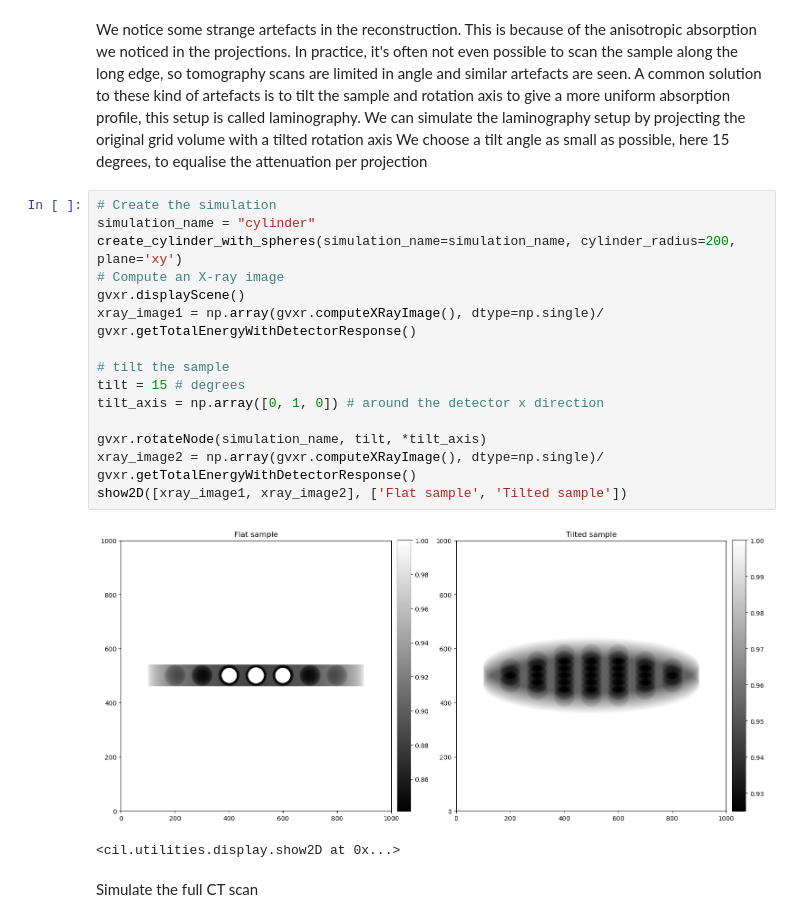
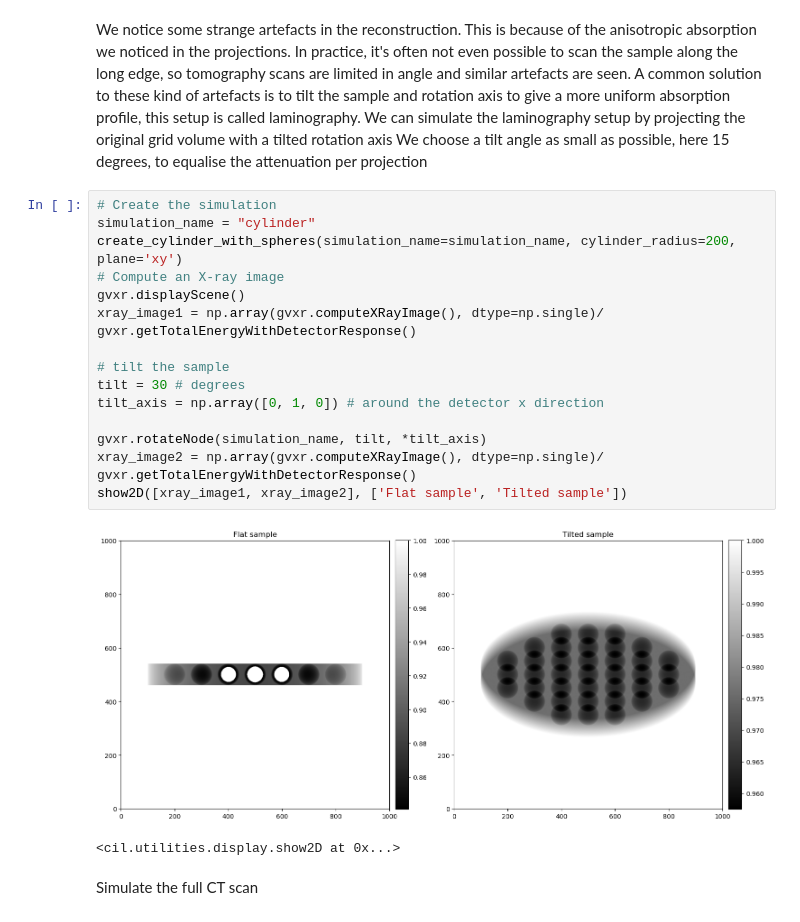
Before and after one commit to TomographicImaging/CCPi-Diamond-Laminography, a Jupyter notebook: laminography_artefacts_cylinder.ipynb, the cells around one changed output. Drawn from its saved outputs; the diff is of its cells as text.

```diff
--- a/laminography_artefacts_cylinder.ipynb
+++ b/laminography_artefacts_cylinder.ipynb
@@ -179,20 +178,20 @@ We notice some strange artefacts in the reconstruction. This is because of the a
 # %%
 # Create the simulation
 simulation_name = "cylinder"
 create_cylinder_with_spheres(simulation_name=simulation_name, cylinder_radius=200, plane='xy')
 # Compute an X-ray image
 gvxr.displayScene()
 xray_image1 = np.array(gvxr.computeXRayImage(), dtype=np.single)/ gvxr.getTotalEnergyWithDetectorResponse()
 
 # tilt the sample
-tilt = 15 # degrees
+tilt = 30 # degrees
 tilt_axis = np.array([0, 1, 0]) # around the detector x direction
 
 gvxr.rotateNode(simulation_name, tilt, *tilt_axis)
 xray_image2 = np.array(gvxr.computeXRayImage(), dtype=np.single)/ gvxr.getTotalEnergyWithDetectorResponse()
 show2D([xray_image1, xray_image2], ['Flat sample', 'Tilted sample'])
 # %% [output]
-[figure, old version]
+[figure, new version]
 <cil.utilities.display.show2D at 0x...>
 # %% [markdown]
 Simulate the full CT scan
```
Also changed, not shown: parts of 15 cells of this notebook, 10 other files.
